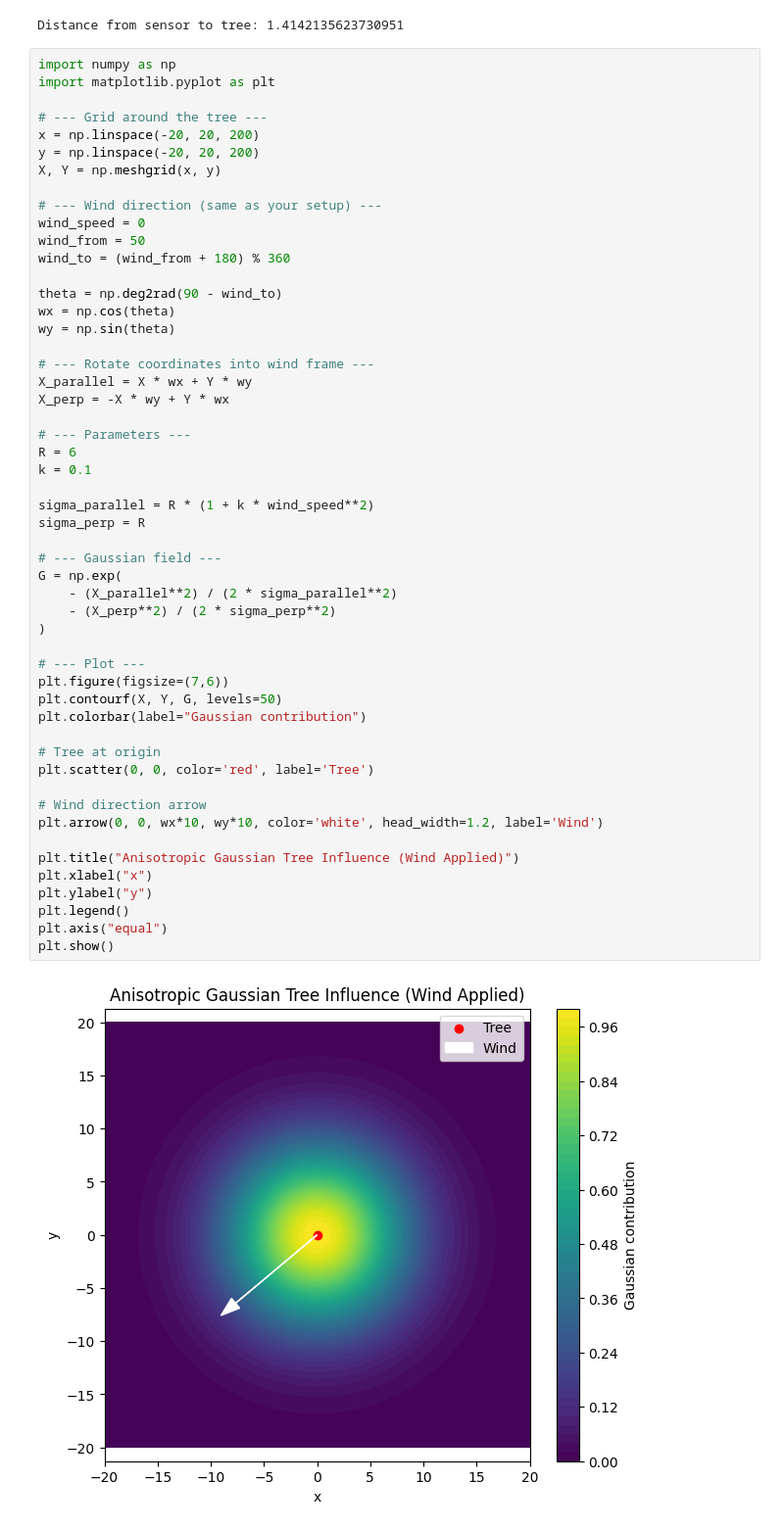
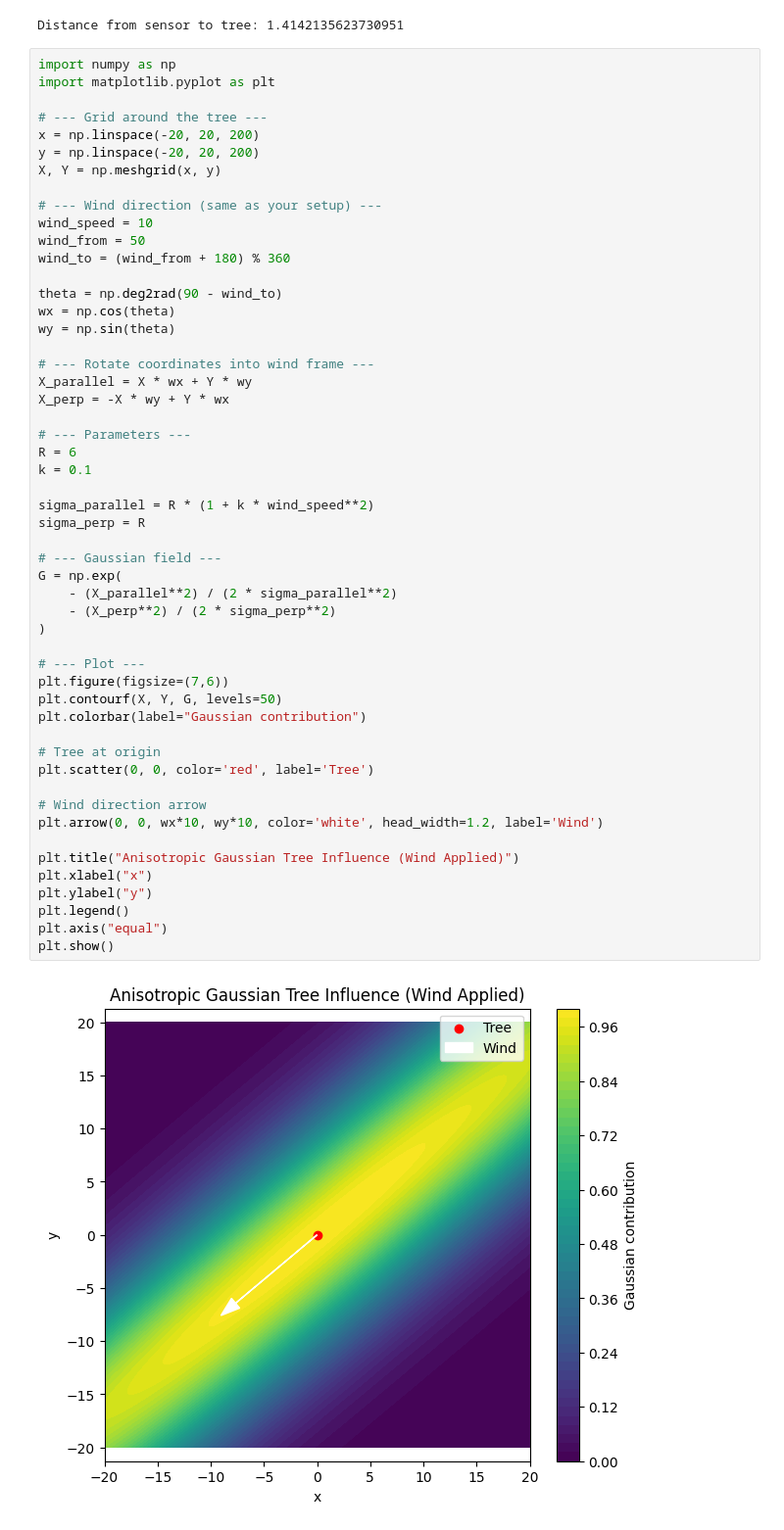
Before and after one commit to livbrannan/Quantify-Bristol-Trees-on-Traffic-NOx, a Jupyter notebook: Tree_Modelling/wind_modelling_prototype.ipynb, the cells around one changed output. Shown at 98% size. Saved outputs shown, nothing was run; the diff lists cells and outputs as text.

```diff
--- a/Tree_Modelling/wind_modelling_prototype.ipynb
+++ b/Tree_Modelling/wind_modelling_prototype.ipynb
@@ -21,7 +21,7 @@ y = np.linspace(-20, 20, 200)
 X, Y = np.meshgrid(x, y)
 
 # --- Wind direction (same as your setup) ---
-wind_speed = 0
+wind_speed = 10
 wind_from = 50
 wind_to = (wind_from + 180) % 360
 
@@ -37,31 +37,31 @@ X_perp = -X * wy + Y * wx
 R = 6
 k = 0.1
 
 sigma_parallel = R * (1 + k * wind_speed**2)
 sigma_perp = R
 
 # --- Gaussian field ---
 G = np.exp(
     - (X_parallel**2) / (2 * sigma_parallel**2)
     - (X_perp**2) / (2 * sigma_perp**2)
 )
 
 # --- Plot ---
 plt.figure(figsize=(7,6))
 plt.contourf(X, Y, G, levels=50)
 plt.colorbar(label="Gaussian contribution")
 
 # Tree at origin
 plt.scatter(0, 0, color='red', label='Tree')
 
 # Wind direction arrow
 plt.arrow(0, 0, wx*10, wy*10, color='white', head_width=1.2, label='Wind')
 
 plt.title("Anisotropic Gaussian Tree Influence (Wind Applied)")
 plt.xlabel("x")
 plt.ylabel("y")
 plt.legend()
 plt.axis("equal")
 plt.show()
 # %% [output]
-[figure, old version]
+[figure, new version]
```
Also changed, not shown: parts of 1 cell of this notebook.
